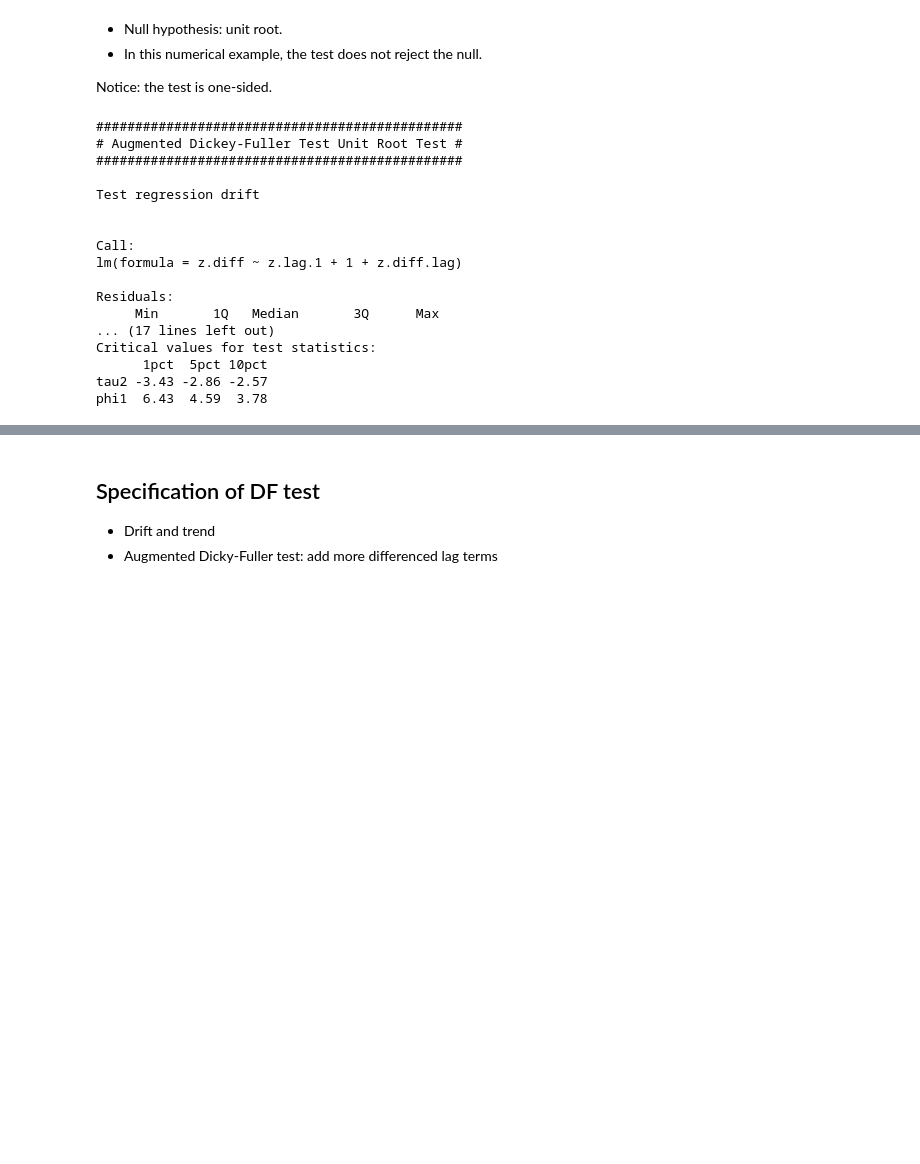
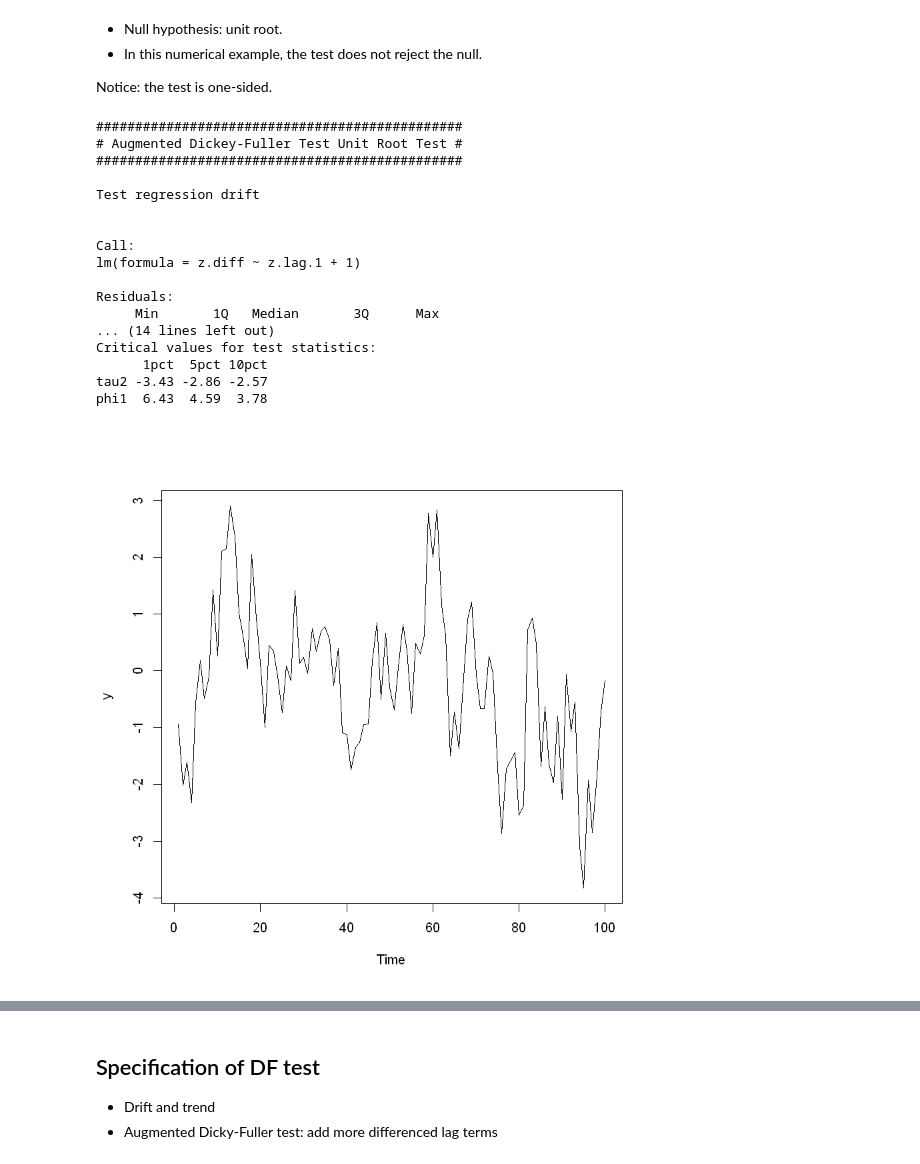
Before and after one commit to zhentaoshi/Econ5121A, a Jupyter notebook: Msc/time_series_2.ipynb, the cells around one changed output, grey strips where cells are left out. Cells and saved outputs as stored; diff of their text form; code cells hidden in the pictures; blank space fills up the shorter version.

```diff
--- a/Msc/time_series_2.ipynb
+++ b/Msc/time_series_2.ipynb
@@ -107,7 +115,7 @@ options("getSymbols.yahoo.warning"=FALSE).
 Notice: the test is one-sided.
 # %%
 library(urca) # package for unit root and cointegration
-print( summary(ur.df(y, type = "drift") ) )
+print( summary(ur.df(y, type = "drift", lags = 0) ) )
 # %% [output]
 ###############################################
 # Augmented Dickey-Fuller Test Unit Root Test #
@@ -117,12 +125,17 @@ Test regression drift
 
 
 Call:
-lm(formula = z.diff ~ z.lag.1 + 1 + z.diff.lag)
+lm(formula = z.diff ~ z.lag.1 + 1)
 
 Residuals:
      Min       1Q   Median       3Q      Max
-... (17 lines left out)
+... (14 lines left out)
 Critical values for test statistics:
       1pct  5pct 10pct
 tau2 -3.43 -2.86 -2.57
 phi1  6.43  4.59  3.78
+# %%
+y = arima.sim( model = list(ar =.5), n = 100)
+plot(y)
+# %% [output]
+[figure, added]
```
Also changed, not shown: parts of 2 cells of this notebook.
